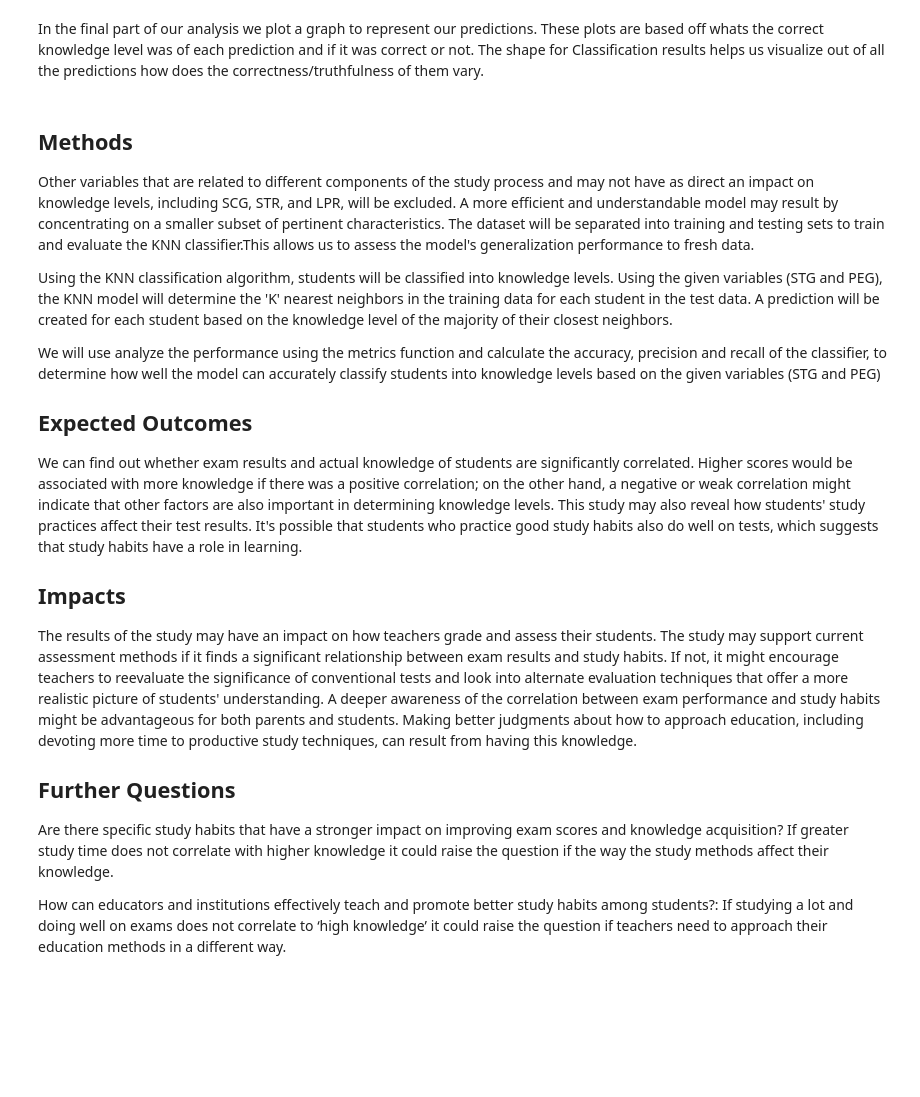
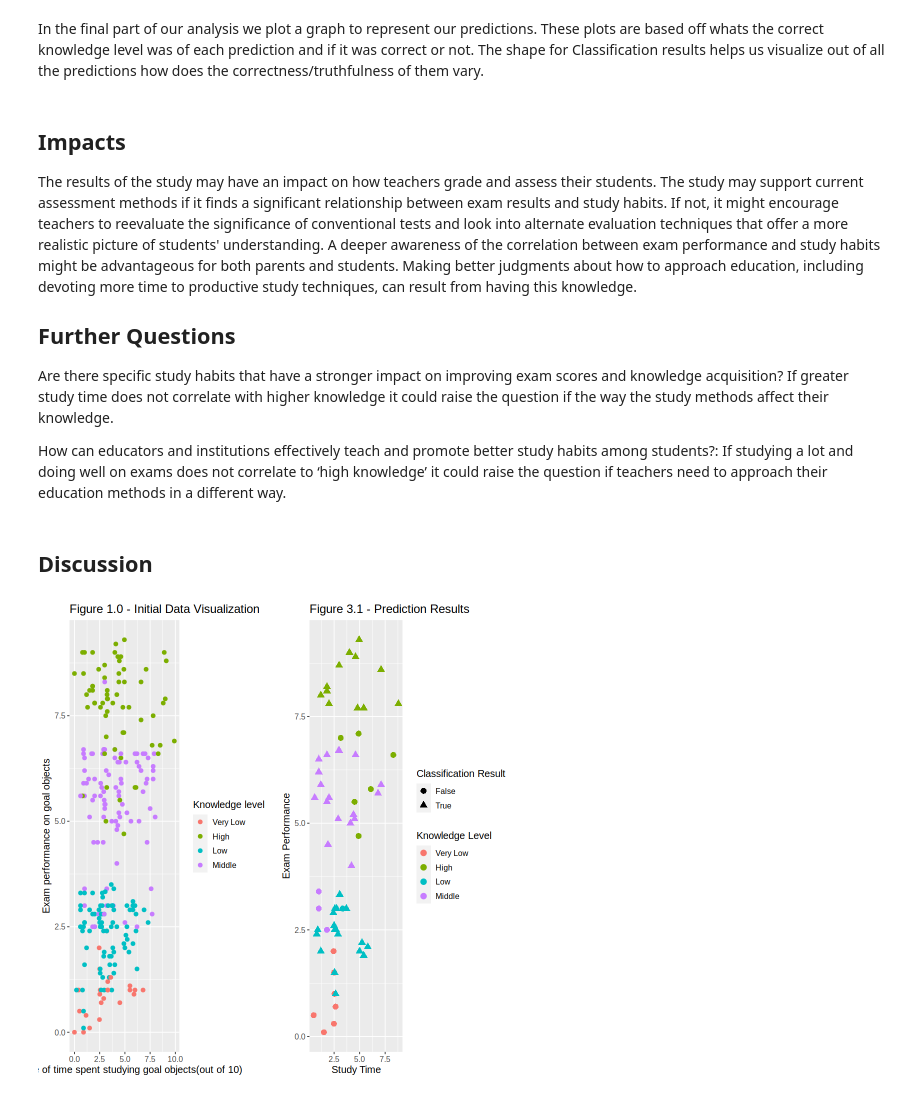
Before and after one commit to naomi-ng/DSCI100group_project, a Jupyter notebook: group_report.ipynb, the cells around one changed output. Saved outputs shown, nothing was run; the diff lists cells and outputs as text; code cells hidden in the pictures; blank space fills up the shorter version.

Commit message:
Renamed and added graph

```diff
--- a/group_proposal.ipynb
+++ b/group_report.ipynb
@@ -355,16 +360,6 @@ ux_plot
 # %% [markdown]
 In the final part of our analysis we plot a graph to represent our predictions. These plots are based off whats the correct knowledge level was of each prediction and if it was correct or not. The shape for Classification results helps us visualize out of all the predictions how does the correctness/truthfulness of them vary.
 # %% [markdown]
-## Methods
-Other variables that are related to different components of the study process and may not have as direct an impact on knowledge levels, including SCG, STR, and LPR, will be excluded. A more efficient and understandable model may result by concentrating on a smaller subset of pertinent characteristics. The dataset will be separated into training and testing sets to train and evaluate the KNN classifier.This allows us to assess the model's generalization performance to fresh data.
-
-Using the KNN classification algorithm, students will be classified into knowledge levels. Using the given variables (STG and PEG), the KNN model will determine the 'K' nearest neighbors in the training data for each student in the test data. A prediction will be created for each student based on the knowledge level of the majority of their closest neighbors.
-
-We will use analyze the performance using the metrics function and calculate the accuracy, precision and recall of the classifier, to determine how well the model can accurately classify students into knowledge levels based on the given variables (STG and PEG)
-
-## Expected Outcomes
-
-We can find out whether exam results and actual knowledge of students are significantly correlated. Higher scores would be associated with more knowledge if there was a positive correlation; on the other hand, a negative or weak correlation might indicate that other factors are also important in determining knowledge levels. This study may also reveal how students' study practices affect their test results. It's possible that students who practice good study habits also do well on tests, which suggests that study habits have a role in learning.
 
 ## Impacts
 The results of the study may have an impact on how teachers grade and assess their students. The study may support current assessment methods if it finds a significant relationship between exam results and study habits. If not, it might encourage teachers to reevaluate the significance of conventional tests and look into alternate evaluation techniques that offer a more realistic picture of students' understanding. A deeper awareness of the correlation between exam performance and study habits might be advantageous for both parents and students. Making better judgments about how to approach education, including devoting more time to productive study techniques, can result from having this knowledge.
@@ -373,3 +368,9 @@ The results of the study may have an impact on how teachers grade and assess the
 Are there specific study habits that have a stronger impact on improving exam scores and knowledge acquisition? If greater study time does not correlate with higher knowledge it could raise the question if the way the study methods affect their knowledge.
 
 How can educators and institutions effectively teach and promote better study habits among students?: If studying a lot and doing well on exams does not correlate to ‘high knowledge’ it could raise the question if teachers need to approach their education methods in a different way.
+# %% [markdown]
+## Discussion
+# %%
+grid.arrange(ux_plot_initial, ux_plot, ncol=2)
+# %% [output]
+[figure, added]
```
Also changed, not shown: parts of 2 cells of this notebook.
